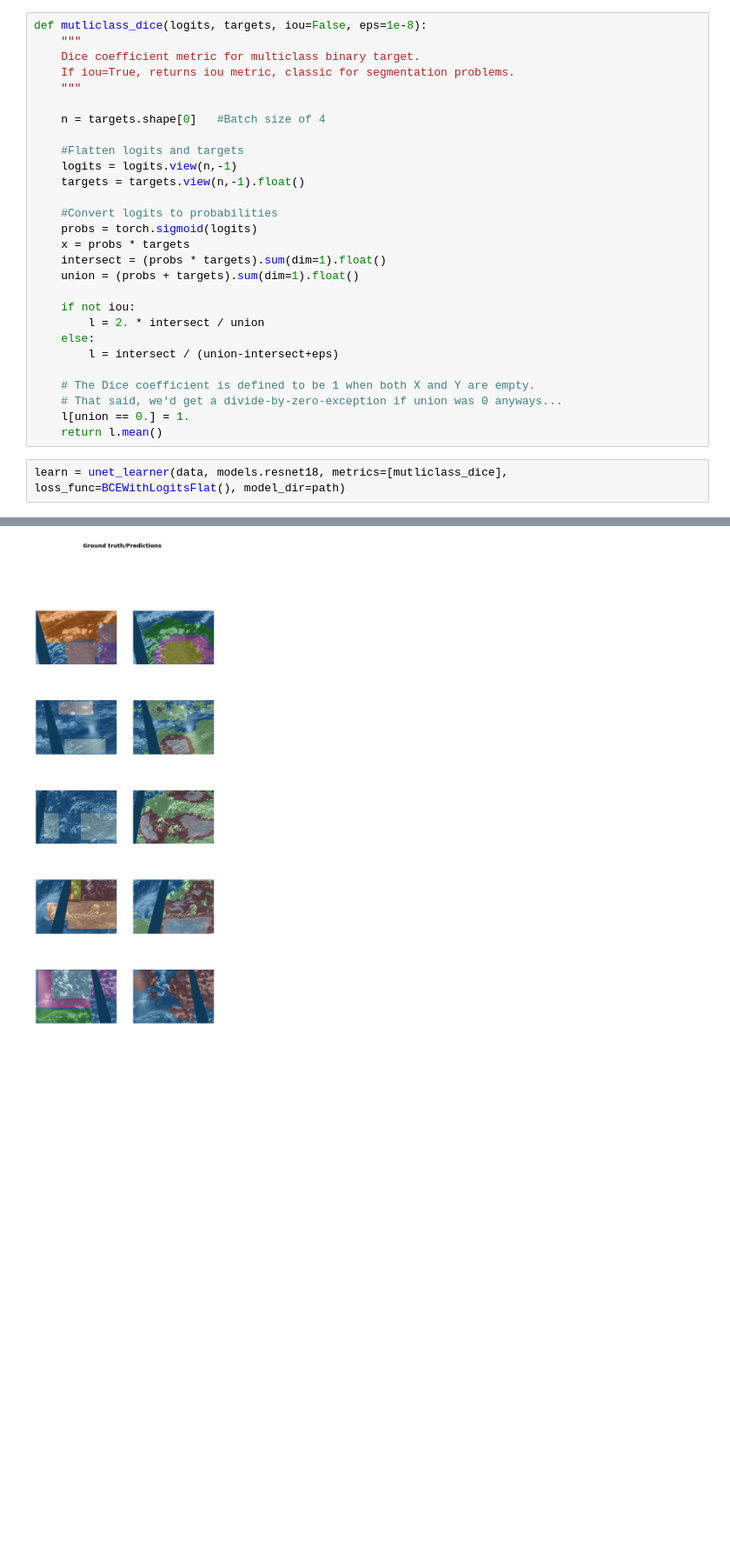
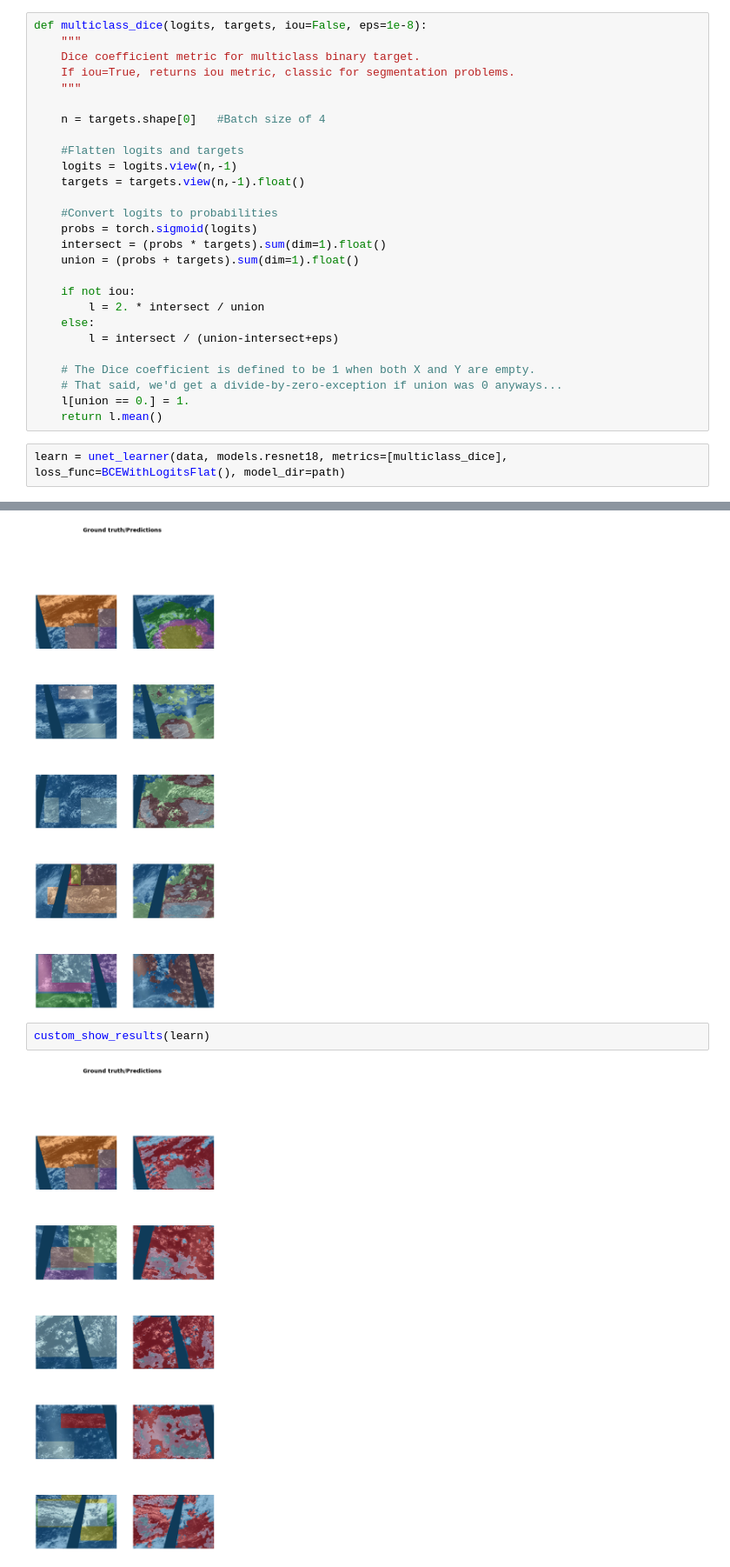
Before and after one commit to JoshVarty/KaggleClouds, a Jupyter notebook: 01_BasicModel.ipynb, the cells around one changed output, grey strips where cells are left out. Shown at 87% size. Drawn from its saved outputs; the diff is of its cells as text; blank space fills up the shorter version.

```diff
--- a/01_BasicModel.ipynb
+++ b/01_BasicModel.ipynb
@@ -184,7 +184,7 @@ plotImage('0031ae9.jpg')
 # %% [output]
 [figure]
 # %%
-def mutliclass_dice(logits, targets, iou=False, eps=1e-8):
+def multiclass_dice(logits, targets, iou=False, eps=1e-8):
     """
     Dice coefficient metric for multiclass binary target.
     If iou=True, returns iou metric, classic for segmentation problems.
@@ -198,7 +198,6 @@ def mutliclass_dice(logits, targets, iou=False, eps=1e-8):
 
     #Convert logits to probabilities
     probs = torch.sigmoid(logits)
-    x = probs * targets
     intersect = (probs * targets).sum(dim=1).float()
     union = (probs + targets).sum(dim=1).float()
 
@@ -212,4 +211,4 @@ def mutliclass_dice(logits, targets, iou=False, eps=1e-8):
     l[union == 0.] = 1.
     return l.mean()
 # %%
-learn = unet_learner(data, models.resnet18, metrics=[mutliclass_dice], loss_func=BCEWithLogitsFlat(), model_dir=path)
+learn = unet_learner(data, models.resnet18, metrics=[multiclass_dice], loss_func=BCEWithLogitsFlat(), model_dir=path)
@@ -296,3 +290,7 @@ False
 ImageSegment (4, 350, 525),ImageSegment (4, 350, 525),ImageSegment (4, 350, 525),ImageSegment (4, 350, 525),ImageSegment (4, 350, 525)
 Path: data/train_images_350x525>
 [figure]
+# %%
+custom_show_results(learn)
+# %% [output]
+[figure, added]
```
Also changed, not shown: parts of 5 cells of this notebook.
